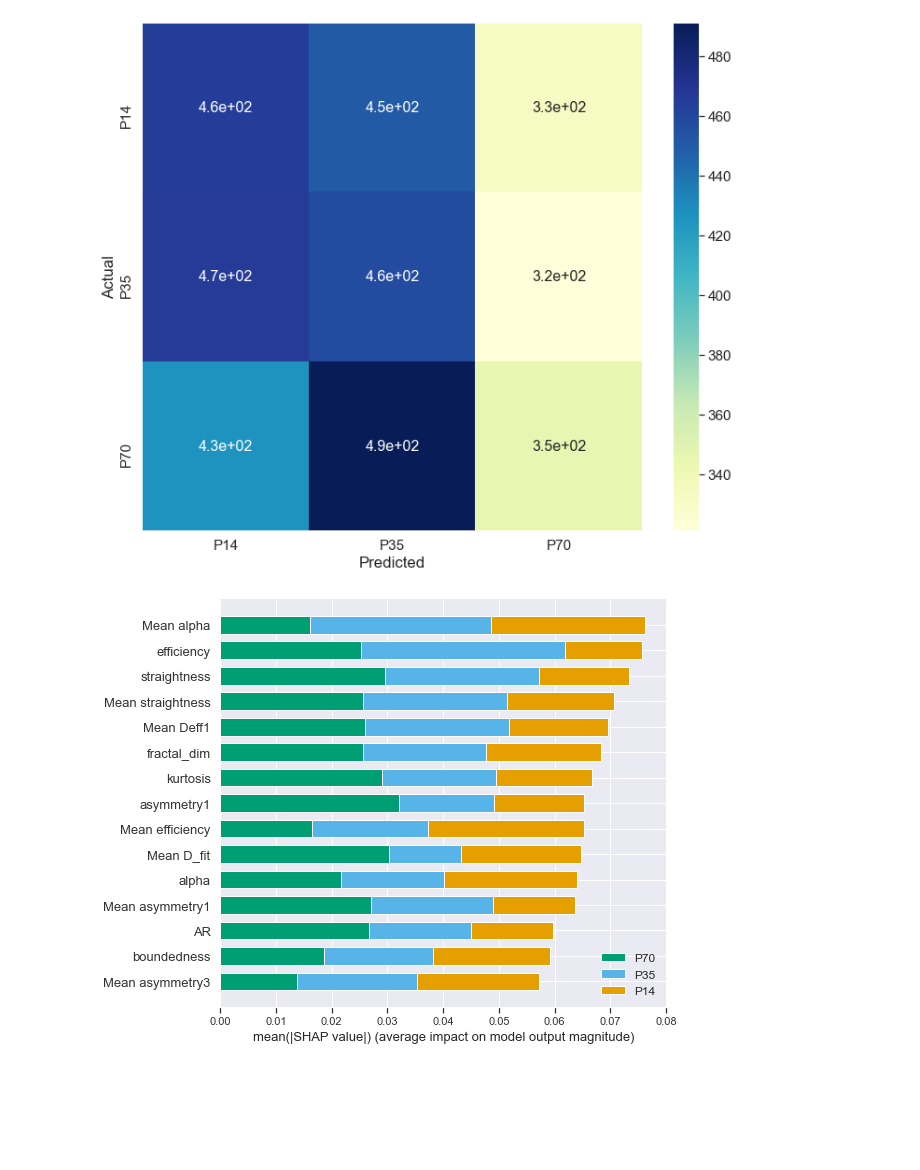
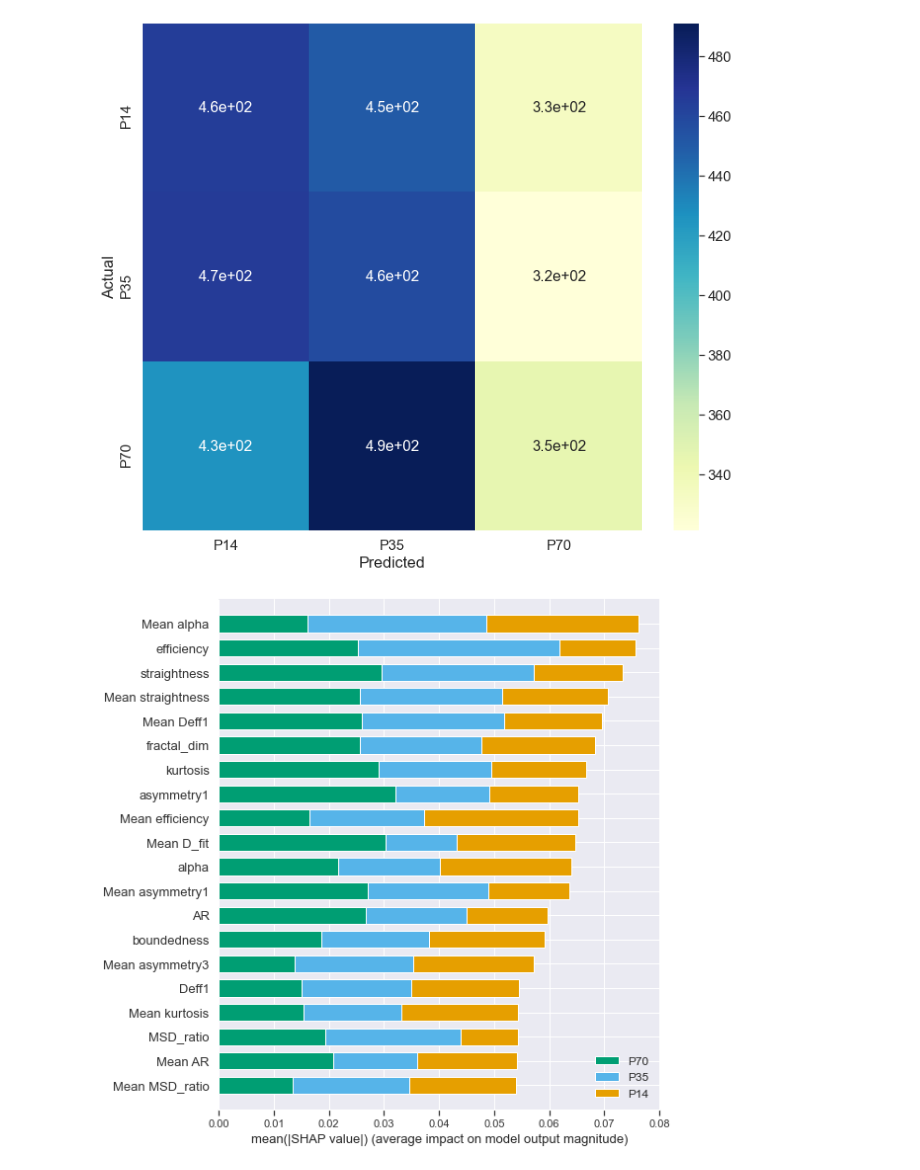
Before and after one commit to Nance-Lab/diff_predictor, a Jupyter notebook: notebooks/y_scrambling.ipynb, the cells around one changed output. Saved outputs shown, nothing was run; the diff lists cells and outputs as text; code cells hidden in the pictures; blank space fills up the shorter version.

```diff
--- a/notebooks/y_scrambling.ipynb
+++ b/notebooks/y_scrambling.ipynb
@@ -268,15 +268,15 @@ plt.show()
 # %%
 from matplotlib import colors as plt_colors
 
 explainer = shap.TreeExplainer(booster)
 shap_values = explainer.shap_values(X_test[features])
 c_NT = '#E69F00'
 c_HYase = '#56B4E9'
 c_ChABC = '#009E73'
 
 colors = [c_NT, c_HYase, c_ChABC]
 class_inds = np.argsort([-np.abs(shap_values[i]).mean() for i in range(len(shap_values))])
 cmap = plt_colors.ListedColormap(np.array(colors)[class_inds])
-shap.summary_plot(shap_values, X_test[features], class_names=np.array(class_names), max_display=15, title='Total SHAP Values', color=cmap)
+shap.summary_plot(shap_values, X_test[features], class_names=np.array(class_names), max_display=None, title='Total SHAP Values', color=cmap)
 # %% [output]
-[figure, old version]
+[figure, new version]
```
Also changed, not shown: 4 other files.
